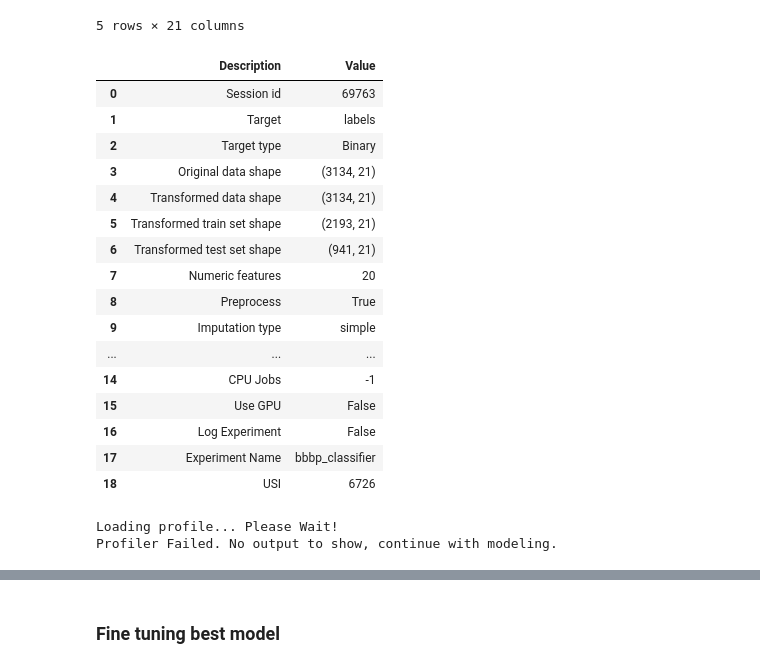
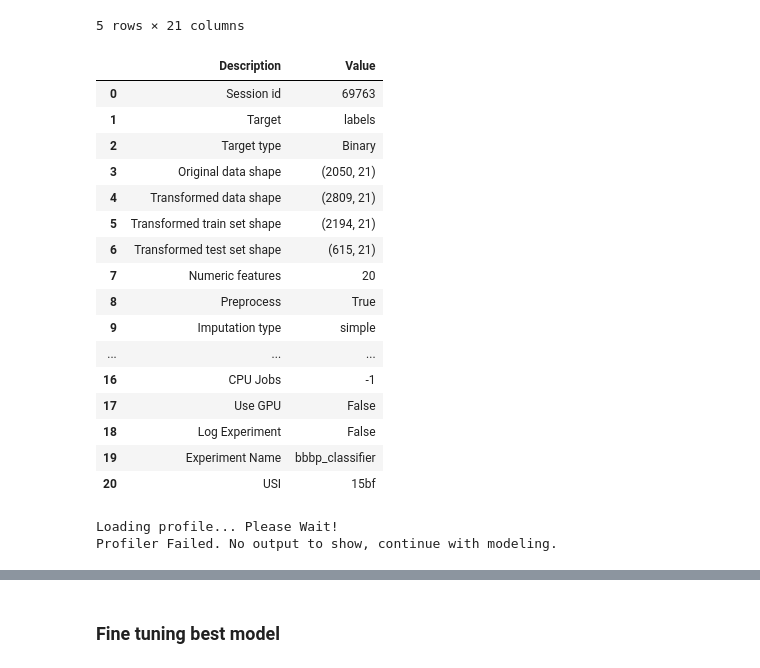
Before and after one commit to pranjaldhole/molecule-gym, a Jupyter notebook: molecule_gym/experiments/ChemBERTa_for_classification.ipynb, the cells around one changed output, grey strips where cells are left out. Saved outputs shown, nothing was run; the diff lists cells and outputs as text; code cells hidden in the pictures.

Commit message:
bug fix with data leakage for balanced sampling methods, resolves issue #1

```diff
--- a/molecule_gym/experiments/ChemBERTa_for_classification.ipynb
+++ b/molecule_gym/experiments/ChemBERTa_for_classification.ipynb
@@ -216,8 +233,8 @@ weighted avg       0.83      0.83      0.83       941
 # %%
 from pycaret.classification import *
 # %%
-reduced_data = pd.DataFrame(X_res)
-reduced_data['labels'] = y_res
+reduced_data = pd.DataFrame(features_reduced)
+reduced_data['labels'] = labels
 # %%
 reduced_data.head()
 # %% [output]
@@ -231,30 +248,30 @@ reduced_data.head()
 # %%
 exp_clf101 = setup(data=reduced_data, target='labels',
                    fold_strategy='kfold', fold_shuffle=True,
-                   #fix_imbalance=True, fix_imbalance_method='SMOTE',
-                   normalize=False,# normalize_method='robust',
-                   remove_multicollinearity=False,# multicollinearity_threshold=0.9,
+                   fix_imbalance=True, fix_imbalance_method='SMOTE',
+                   normalize=False, normalize_method='robust',
+                   remove_multicollinearity=False, multicollinearity_threshold=0.9,
                    experiment_name='bbbp_classifier',
                    memory=RESULTS_DIR, profile=True,
                    session_id=69763)
 # %% [output]
 |  | Description | Value |
 | 0 | Session id | 69763 |
 | 1 | Target | labels |
 | 2 | Target type | Binary |
-| 3 | Original data shape | (3134, 21) |
-| 4 | Transformed data shape | (3134, 21) |
-| 5 | Transformed train set shape | (2193, 21) |
-| 6 | Transformed test set shape | (941, 21) |
+| 3 | Original data shape | (2050, 21) |
+| 4 | Transformed data shape | (2809, 21) |
+| 5 | Transformed train set shape | (2194, 21) |
+| 6 | Transformed test set shape | (615, 21) |
 | 7 | Numeric features | 20 |
 | 8 | Preprocess | True |
 | 9 | Imputation type | simple |
 | ... | ... | ... |
-| 14 | CPU Jobs | -1 |
-| 15 | Use GPU | False |
-| 16 | Log Experiment | False |
-| 17 | Experiment Name | bbbp_classifier |
-| 18 | USI | 6726 |
+| 16 | CPU Jobs | -1 |
+| 17 | Use GPU | False |
+| 18 | Log Experiment | False |
+| 19 | Experiment Name | bbbp_classifier |
+| 20 | USI | 15bf |
 Loading profile... Please Wait!
 Profiler Failed. No output to show, continue with modeling.
 # %%
```
Also changed, not shown: parts of 17 cells of this notebook, 1 other file.
